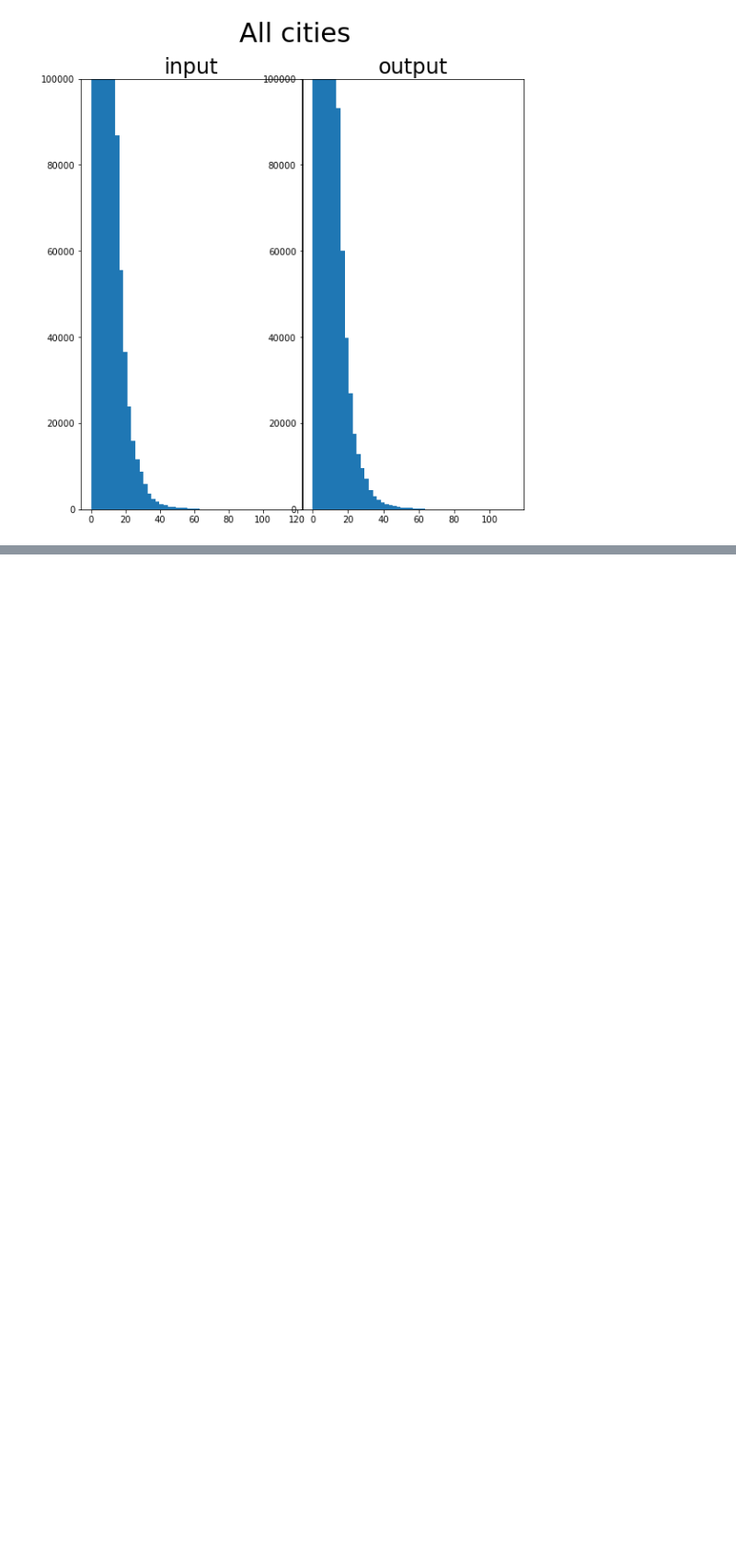
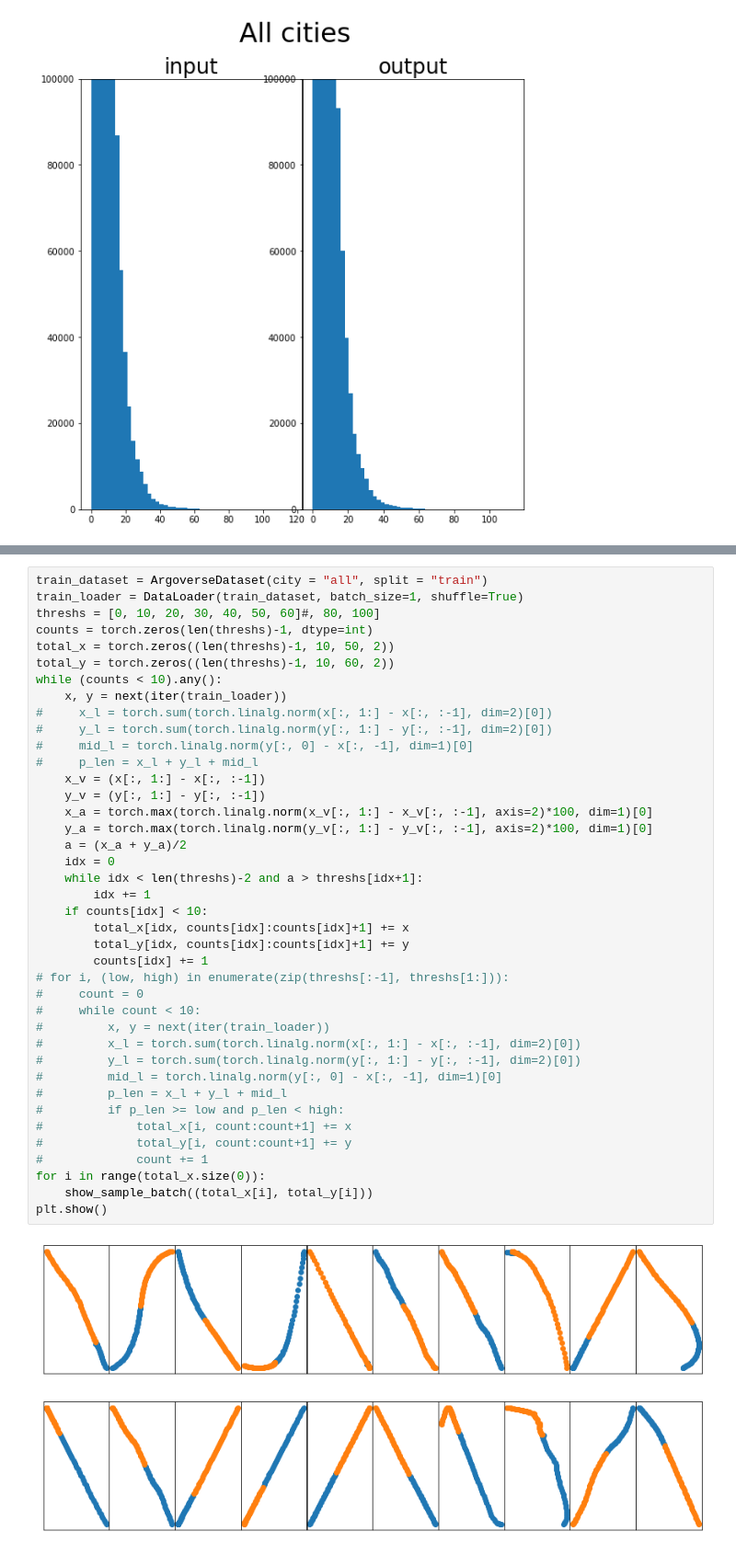
Before and after one commit to brandonho667/151B-WinningProject, a Jupyter notebook: data_analysis.ipynb, the cells around one changed output, grey strips where cells are left out. Shown at 92% size. Cells and saved outputs as stored; diff of their text form; blank space fills up the shorter version.

```diff
--- a/data_analysis.ipynb
+++ b/data_analysis.ipynb
@@ -437,0 +396,43 @@ for i, name in enumerate(cities):
+# %%
+train_dataset = ArgoverseDataset(city = "all", split = "train")
+train_loader = DataLoader(train_dataset, batch_size=1, shuffle=True)
+threshs = [0, 10, 20, 30, 40, 50, 60]#, 80, 100]
+counts = torch.zeros(len(threshs)-1, dtype=int)
+total_x = torch.zeros((len(threshs)-1, 10, 50, 2))
+total_y = torch.zeros((len(threshs)-1, 10, 60, 2))
+while (counts < 10).any():
+    x, y = next(iter(train_loader))
+#     x_l = torch.sum(torch.linalg.norm(x[:, 1:] - x[:, :-1], dim=2)[0])
+#     y_l = torch.sum(torch.linalg.norm(y[:, 1:] - y[:, :-1], dim=2)[0])
+#     mid_l = torch.linalg.norm(y[:, 0] - x[:, -1], dim=1)[0]
+#     p_len = x_l + y_l + mid_l
+    x_v = (x[:, 1:] - x[:, :-1])
+    y_v = (y[:, 1:] - y[:, :-1])
+    x_a = torch.max(torch.linalg.norm(x_v[:, 1:] - x_v[:, :-1], axis=2)*100, dim=1)[0]
+    y_a = torch.max(torch.linalg.norm(y_v[:, 1:] - y_v[:, :-1], axis=2)*100, dim=1)[0]
+    a = (x_a + y_a)/2
+    idx = 0
+    while idx < len(threshs)-2 and a > threshs[idx+1]:
+        idx += 1
+    if counts[idx] < 10:
+        total_x[idx, counts[idx]:counts[idx]+1] += x
+        total_y[idx, counts[idx]:counts[idx]+1] += y
+        counts[idx] += 1
+# for i, (low, high) in enumerate(zip(threshs[:-1], threshs[1:])):
+#     count = 0
+#     while count < 10:
+#         x, y = next(iter(train_loader))
+#         x_l = torch.sum(torch.linalg.norm(x[:, 1:] - x[:, :-1], dim=2)[0])
+#         y_l = torch.sum(torch.linalg.norm(y[:, 1:] - y[:, :-1], dim=2)[0])
+#         mid_l = torch.linalg.norm(y[:, 0] - x[:, -1], dim=1)[0]
+#         p_len = x_l + y_l + mid_l
+#         if p_len >= low and p_len < high:
+#             total_x[i, count:count+1] += x
+#             total_y[i, count:count+1] += y
+#             count += 1
+for i in range(total_x.size(0)):
+    show_sample_batch((total_x[i], total_y[i]))
+plt.show()
+# %% [output]
+[figure, added]
+[figure, added]
```
Also changed, not shown: parts of 5 cells of this notebook.
